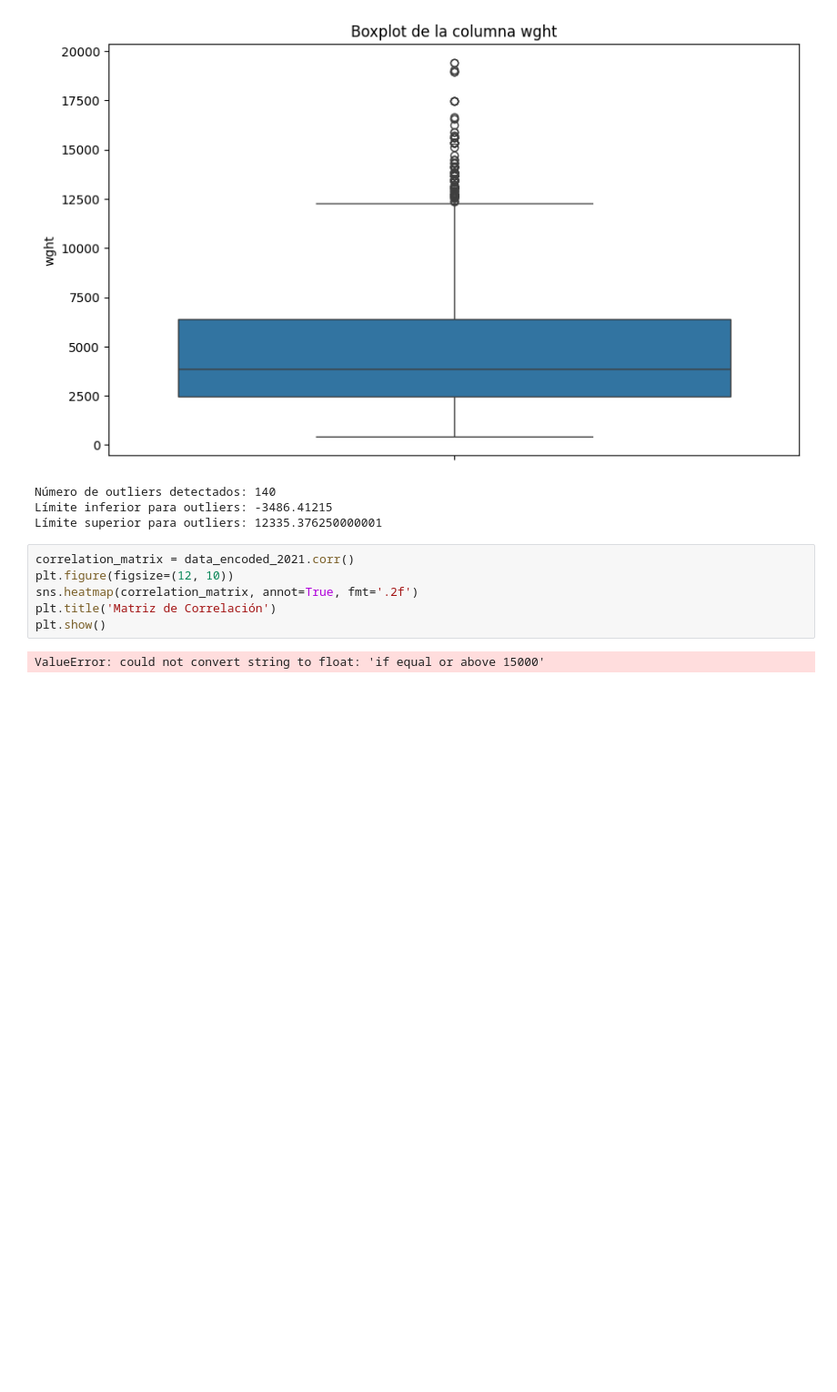
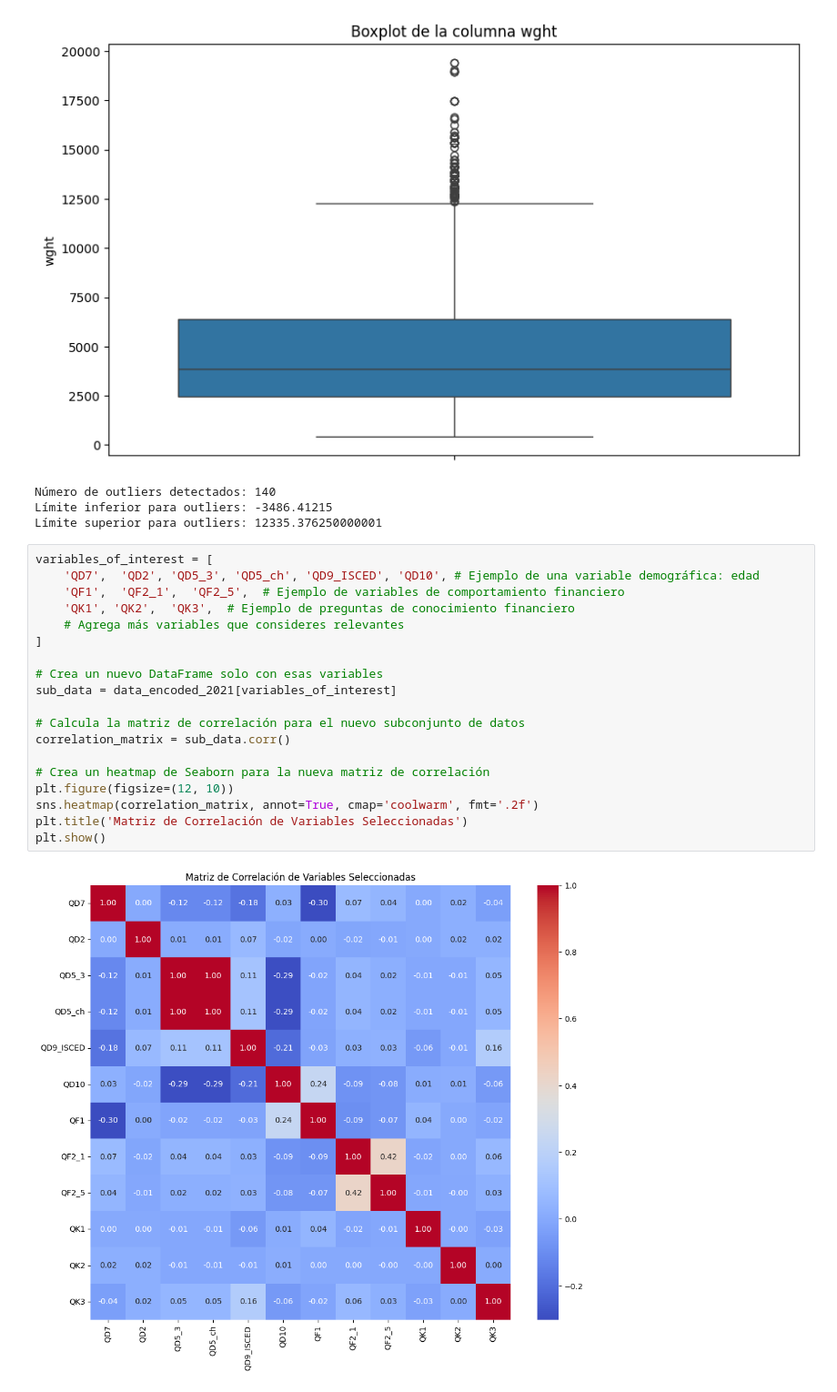
Before and after one commit to blackalle/TFM, a Jupyter notebook: tfm.ipynb, the cells around one changed output. Shown: that part at 91% size. Cells and saved outputs as stored; diff of their text form; blank space fills up the shorter version.

```diff
--- a/tfm.ipynb
+++ b/tfm.ipynb
@@ -416,11 +416,24 @@ print('Límite superior para outliers:', upper_bound)
 Número de outliers detectados: 140
 Límite inferior para outliers: -3486.41215
 Límite superior para outliers: 12335.376250000001
-# %%
-correlation_matrix = data_encoded_2021.corr()
-plt.figure(figsize=(12, 10))
-sns.heatmap(correlation_matrix, annot=True, fmt='.2f')
-plt.title('Matriz de Correlación')
-plt.show()
-# %% [output]
-ValueError: could not convert string to float: 'if equal or above 15000'
+# %%
+variables_of_interest = [
+    'QD7',  'QD2', 'QD5_3', 'QD5_ch', 'QD9_ISCED', 'QD10', # Ejemplo de una variable demográfica: edad
+    'QF1',  'QF2_1',  'QF2_5',  # Ejemplo de variables de comportamiento financiero
+    'QK1', 'QK2',  'QK3',  # Ejemplo de preguntas de conocimiento financiero
+    # Agrega más variables que consideres relevantes
+]
+
+# Crea un nuevo DataFrame solo con esas variables
+sub_data = data_encoded_2021[variables_of_interest]
+
+# Calcula la matriz de correlación para el nuevo subconjunto de datos
+correlation_matrix = sub_data.corr()
+
+# Crea un heatmap de Seaborn para la nueva matriz de correlación
+plt.figure(figsize=(12, 10))
+sns.heatmap(correlation_matrix, annot=True, cmap='coolwarm', fmt='.2f')
+plt.title('Matriz de Correlación de Variables Seleccionadas')
+plt.show()
+# %% [output]
+[figure, added]
```
Also changed, not shown: parts of 2 cells of this notebook.
